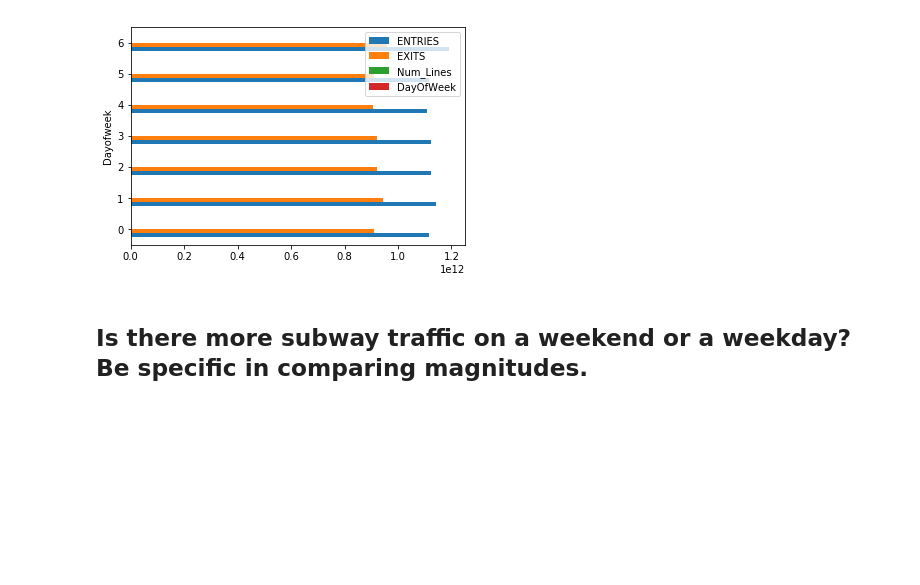
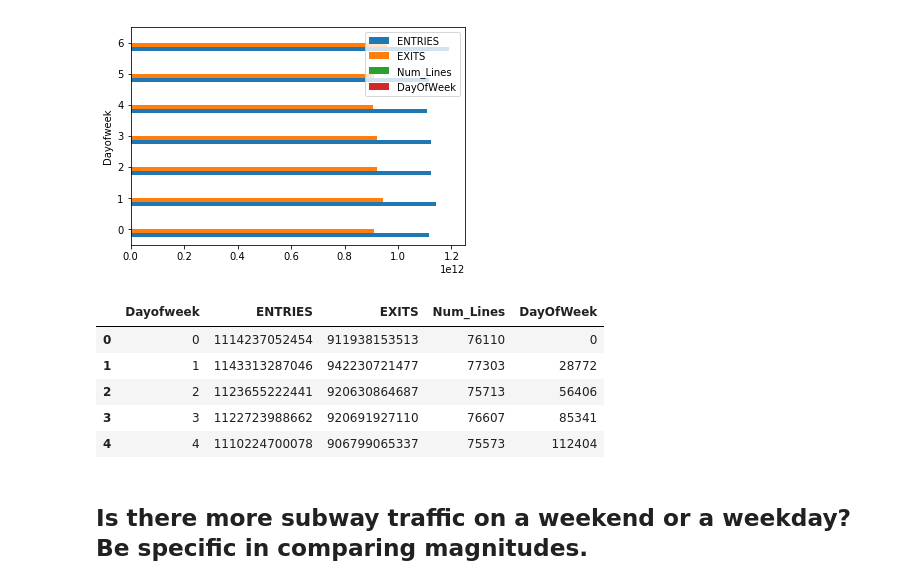
Before and after one commit to lasoya/dsc-0-03-08-understanding-pandas-series-and-dataframes-lab-nyc-ds-career-031119, a Jupyter notebook: index.ipynb, the cells around one changed output. Drawn from its saved outputs; the diff is of its cells as text; code cells hidden in the pictures; blank space fills up the shorter version.

```diff
--- a/index.ipynb
+++ b/index.ipynb
@@ -132,6 +132,16 @@ grouped.plot(kind='barh')
 # %% [output]
 <matplotlib.axes._subplots.AxesSubplot at 0x...>
 [figure]
+# %%
+grouped = grouped.reset_index()
+grouped.head()
+# %% [output]
+|  | Dayofweek | ENTRIES | EXITS | Num_Lines | DayOfWeek |
+| 0 | 0 | 1114237052454 | 911938153513 | 76110 | 0 |
+| 1 | 1 | 1143313287046 | 942230721477 | 77303 | 28772 |
+| 2 | 2 | 1123655222441 | 920630864687 | 75713 | 56406 |
+| 3 | 3 | 1122723988662 | 920691927110 | 76607 | 85341 |
+| 4 | 4 | 1110224700078 | 906799065337 | 75573 | 112404 |
 # %% [markdown]
 ## Is there more subway traffic on a weekend or a weekday?    Be specific in comparing magnitudes.
 # %%
```
